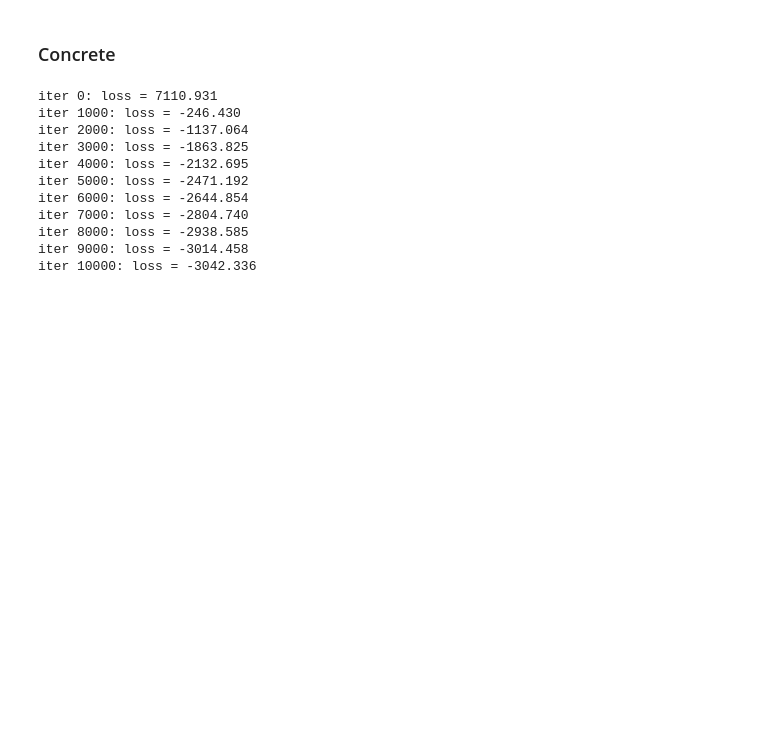
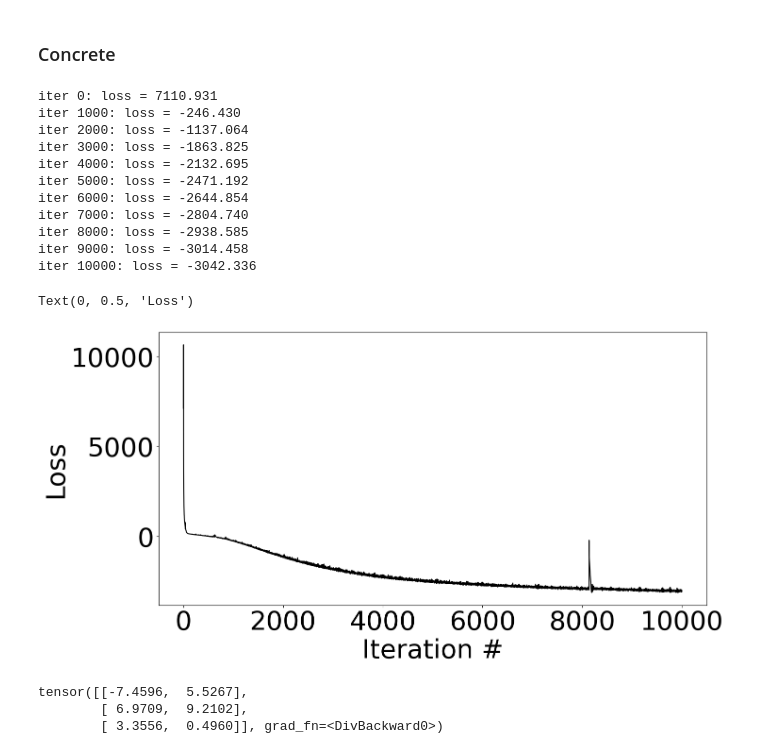
Before and after one commit to giankdiluvi/madmix, a Jupyter notebook: examples/GMM/GaussianMixtureModel.ipynb, the cells around one changed output. Saved outputs shown, nothing was run; the diff lists cells and outputs as text; code cells hidden in the pictures; blank space fills up the shorter version.

```diff
--- a/examples/GMM/GaussianMixtureModel.ipynb
+++ b/examples/GMM/GaussianMixtureModel.ipynb
@@ -375,3 +406,10 @@ iter 7000: loss = -2804.740
 iter 8000: loss = -2938.585
 iter 9000: loss = -3014.458
 iter 10000: loss = -3042.336
+# %%
+plt.plot(np.arange(10001),tmp_loss_waveform,c='black')
+plt.xlabel('Iteration #')
+plt.ylabel('Loss')
+# %% [output]
+Text(0, 0.5, 'Loss')
+[figure, added]
@@ -377,0 +422,6 @@ iter 10000: loss = -3042.336
+# %%
+torch.nanmean(mus_wf,axis=2)
+# %% [output]
+tensor([[-7.4596,  5.5267],
+        [ 6.9709,  9.2102],
+        [ 3.3556,  0.4960]], grad_fn=<DivBackward0>)
```
Also changed, not shown: parts of 7 cells of this notebook.
